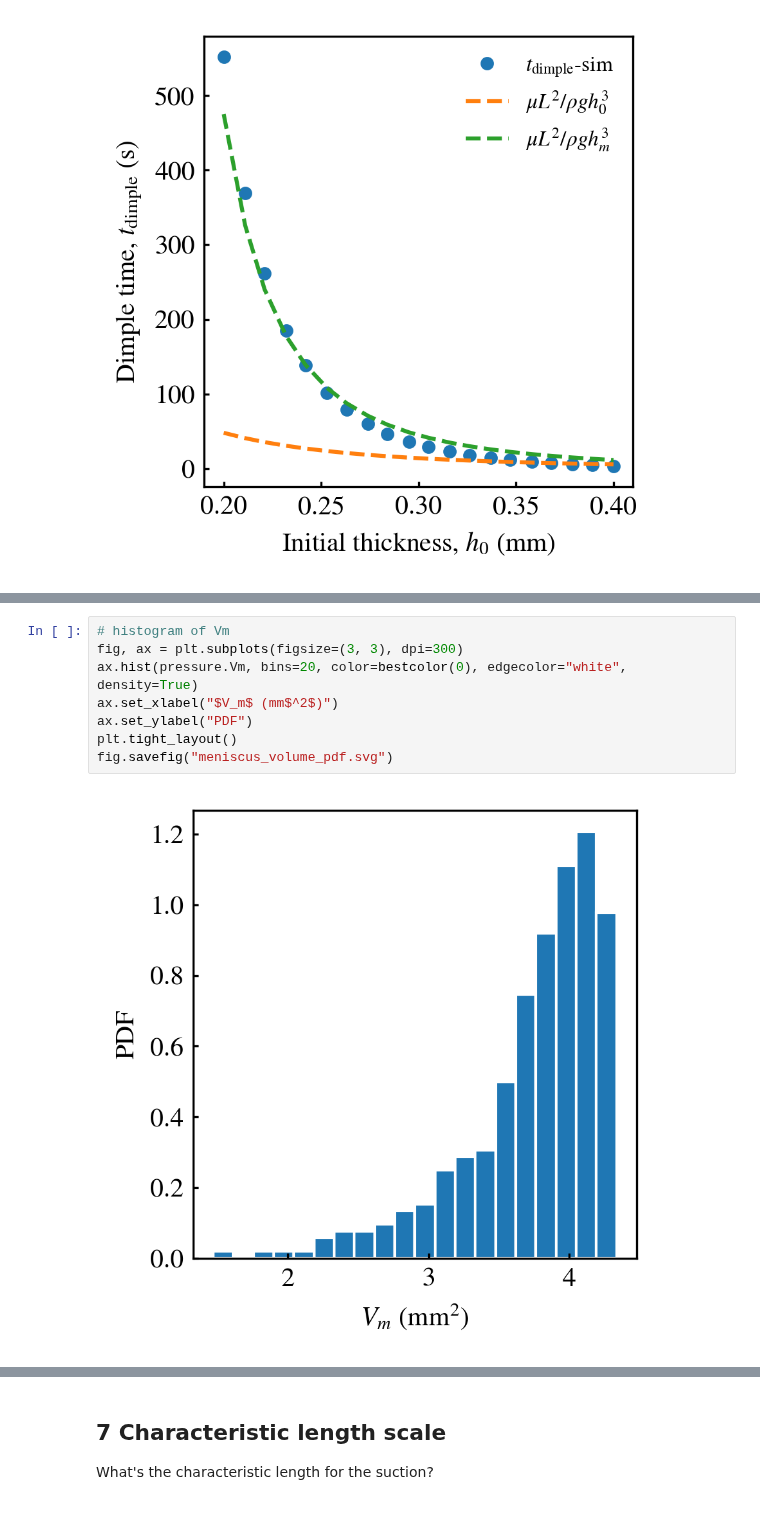
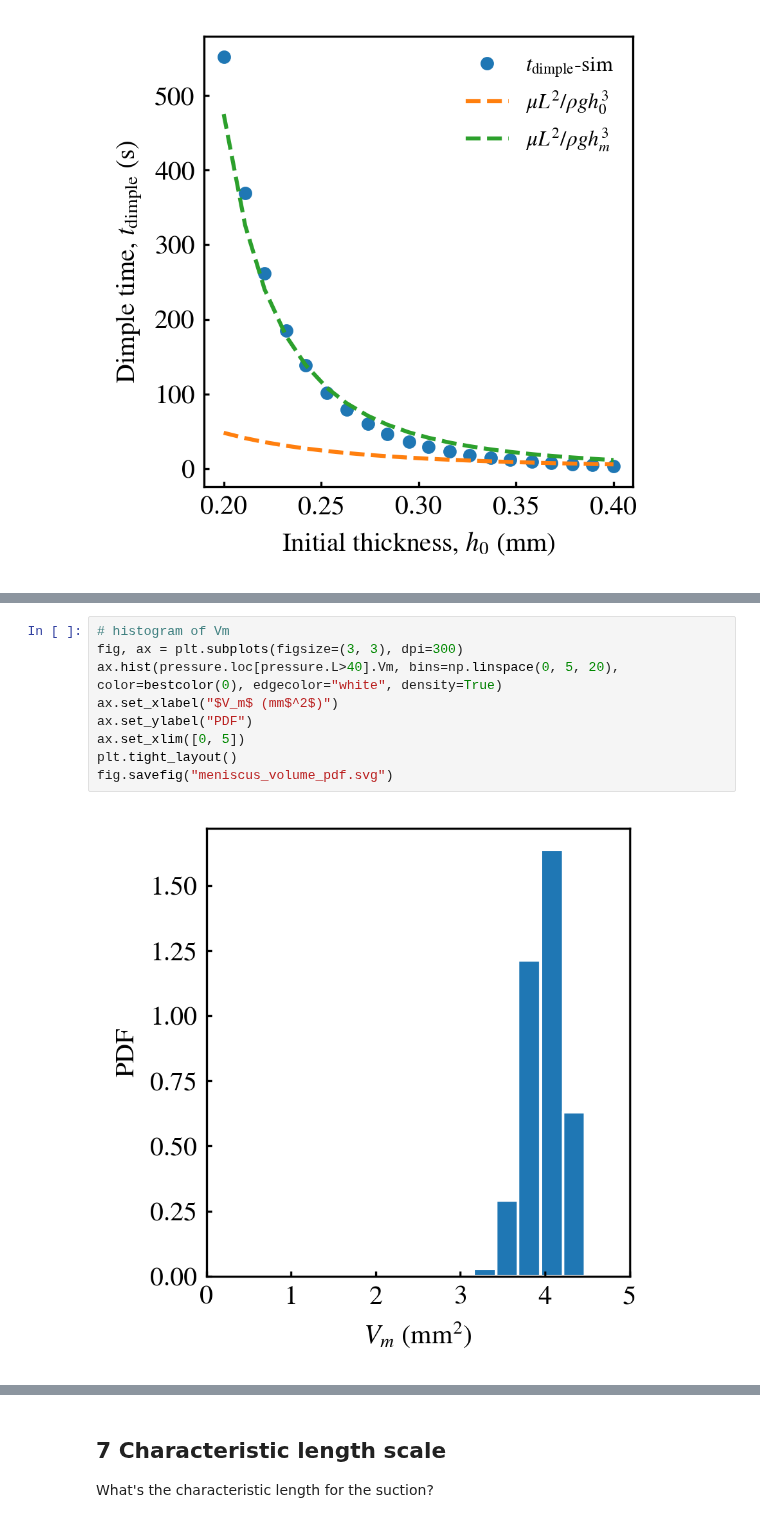
Before and after one commit to ZLoverty/WPM, a Jupyter notebook: Code/Simulation.ipynb, the cells around one changed output, grey strips where cells are left out. Saved outputs shown, nothing was run; the diff lists cells and outputs as text.

```diff
--- a/Code/Simulation.ipynb
+++ b/Code/Simulation.ipynb
@@ -499,10 +402,11 @@ fig.savefig("meniscus_volume.svg")
 # %%
 # histogram of Vm
 fig, ax = plt.subplots(figsize=(3, 3), dpi=300)
-ax.hist(pressure.Vm, bins=20, color=bestcolor(0), edgecolor="white", density=True)
+ax.hist(pressure.loc[pressure.L>40].Vm, bins=np.linspace(0, 5, 20), color=bestcolor(0), edgecolor="white", density=True)
 ax.set_xlabel("$V_m$ (mm$^2$)")
 ax.set_ylabel("PDF")
+ax.set_xlim([0, 5])
 plt.tight_layout()
 fig.savefig("meniscus_volume_pdf.svg")
 # %% [output]
-[figure, old version]
+[figure, new version]
```
Also changed, not shown: parts of 26 cells of this notebook.
